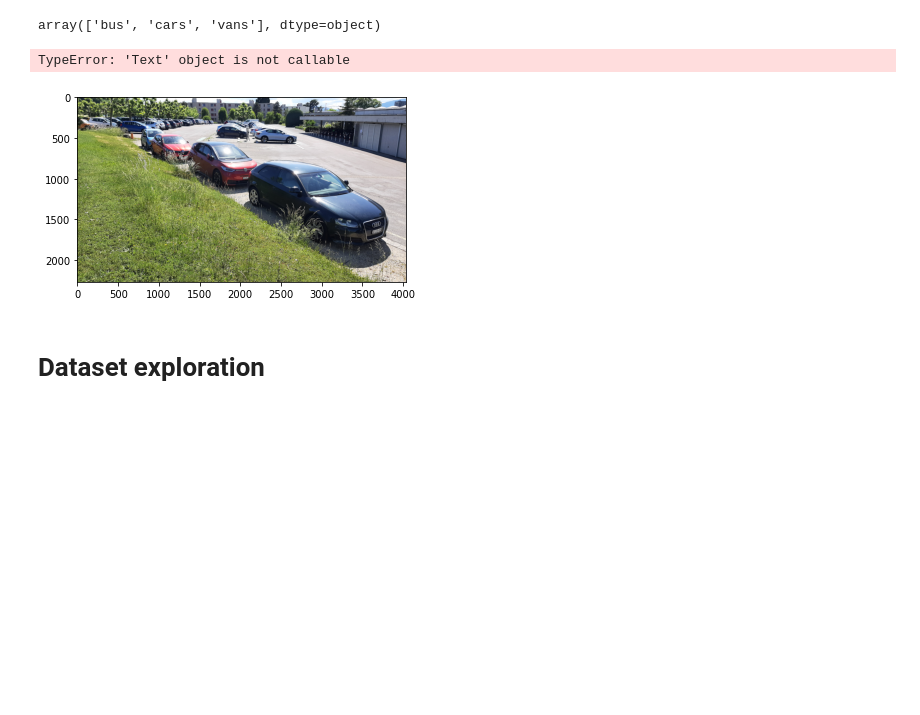
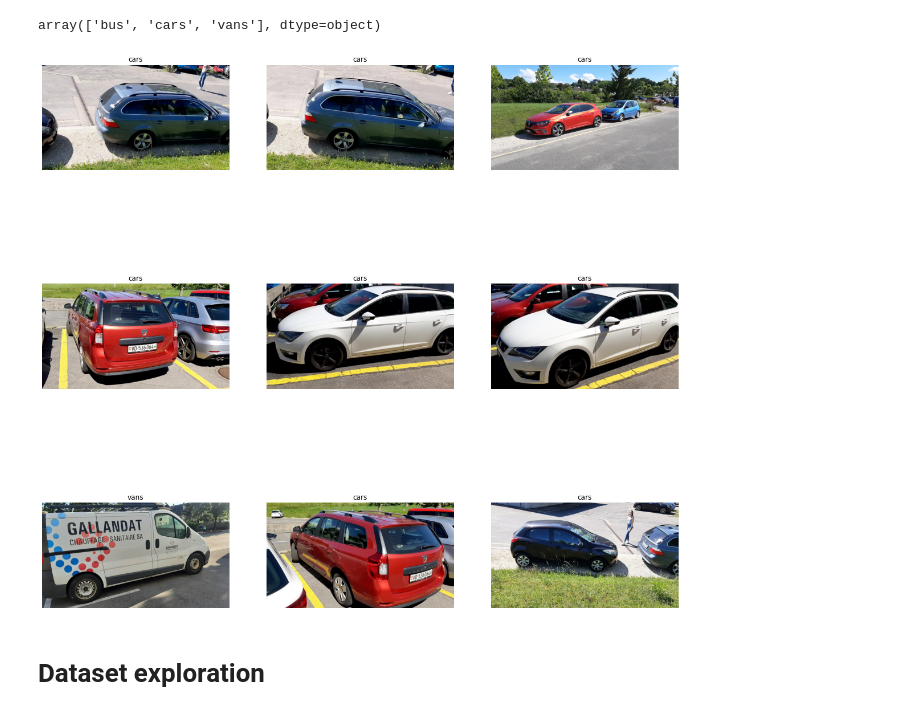
Before and after one commit to chloefont/ARN_labo5_TransferLearning, a Jupyter notebook: labo5.ipynb, the cells around one changed output. Drawn from its saved outputs; the diff is of its cells as text; code cells hidden in the pictures; blank space fills up the shorter version.

```diff
--- a/labo5.ipynb
+++ b/labo5.ipynb
@@ -51,20 +38,19 @@ array(['bus', 'cars', 'vans'], dtype=object)
 # %%
 import matplotlib.pyplot as plt
 import PIL
 import PIL.Image
 
 plt.figure(figsize=(20, 20))
 
 i = 0
 for _, rowdata in train_df.sample(frac=1).head(9).iterrows():
     ax = plt.subplot(3, 3, i + 1)
-    ax.imshow(PIL.Image.open(rowdata.path))
-    ax.title(rowdata.label)
+    plt.imshow(PIL.Image.open(rowdata.path))
+    plt.title(rowdata.label)
     plt.axis("off")
     i += 1
 # %% [output]
-TypeError: 'Text' object is not callable
-[figure, old version]
+[figure, new version]
 # %% [markdown]
 # Dataset exploration
 # %%
```
Also changed, not shown: parts of 7 cells of this notebook.
